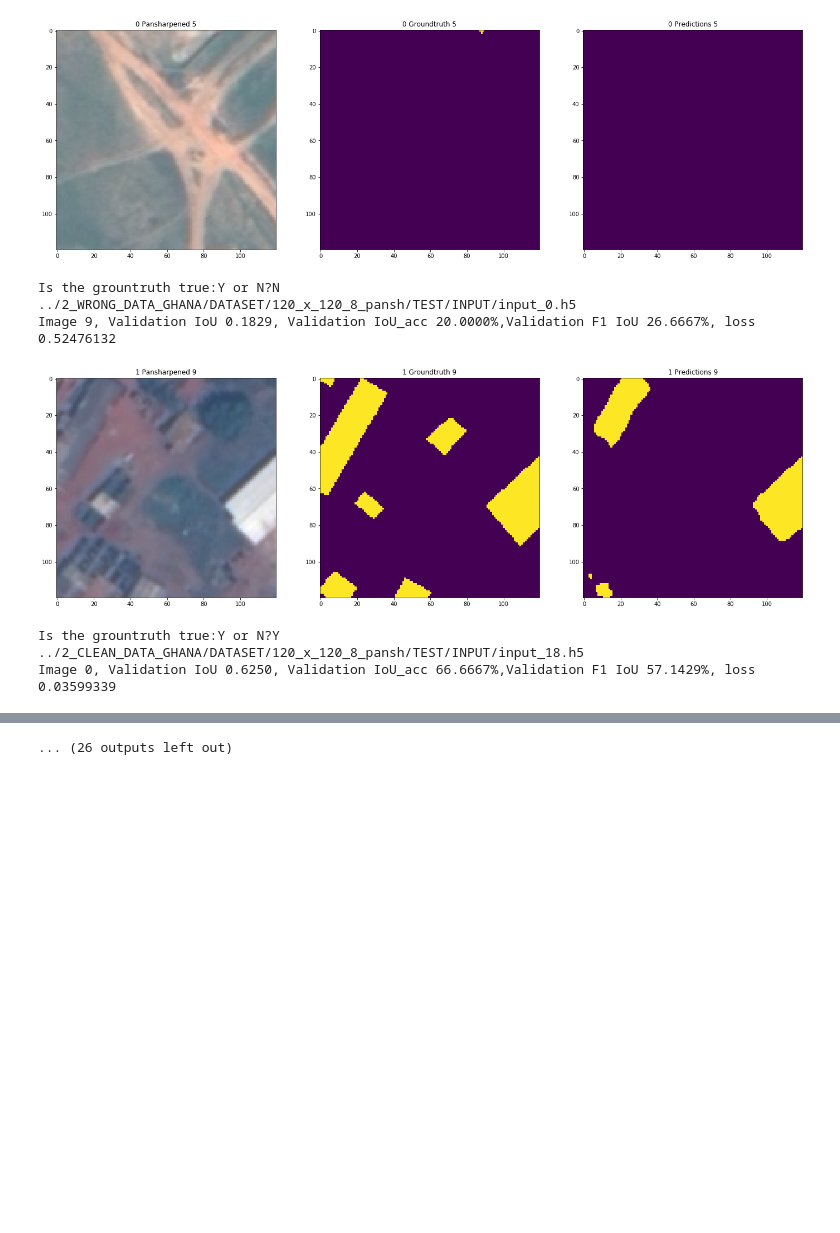
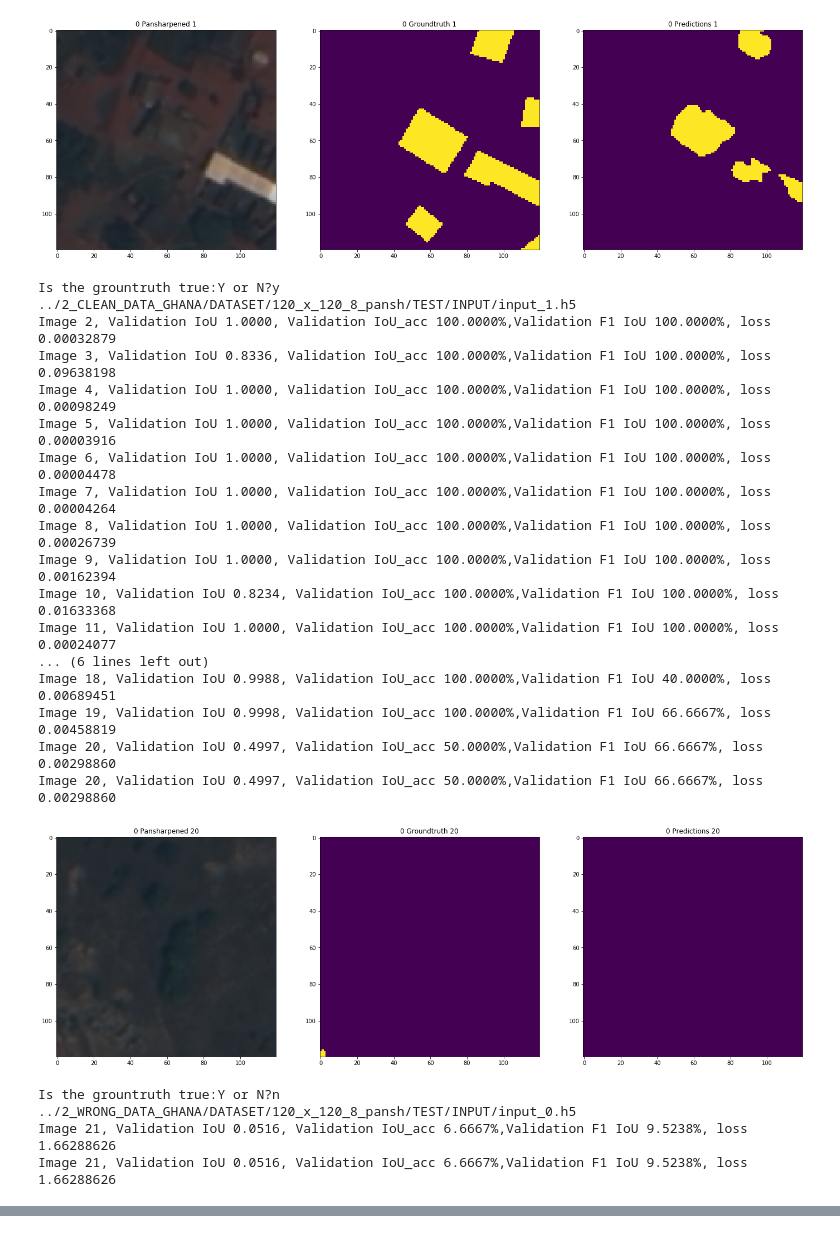
Before and after one commit to melissande/2_master_thesis, a Jupyter notebook: build_clean_ghana_nb.ipynb, the cells around one changed output, grey strips where cells are left out. Saved outputs shown, nothing was run; the diff lists cells and outputs as text; code cells hidden in the pictures; blank space fills up the shorter version.

```diff
--- a/build_clean_ghana_nb.ipynb
+++ b/build_clean_ghana_nb.ipynb
@@ -48,7 +44,7 @@ NB_CLASSES=2
 DEFAULT_LAYERS=3
 DEFAULT_FEATURES_ROOT=32
 DEFAULT_WIDTH_KERNEL=3
-BATCH_SIZE=10
+BATCH_SIZE=100
 
 TMP_IOU='NEW_DATASET_TMP_IOU/'
 if not os.path.exists(TMP_IOU):
@@ -91,8 +87,8 @@ for i_batch,sample_batch in enumerate(loader):
         predictions_i=predictions_i.data.cpu().numpy()
         Y_val_j=np.asarray(Y_val_j)
         iou_acc_v,f1_v,iou_v=predict_score_batch(TMP_IOU,np.argmax(Y_val_j,3),np.argmax(predictions_i,3))
-
-        if f1_v<100 and int(iou_acc_v)<100:
+        print("Image {:d}, Validation IoU {:.4f}, Validation IoU_acc {:.4f}%,Validation F1 IoU {:.4f}%, loss {:.8f}".format(j,iou_v,iou_acc_v,f1_v,loss_i))
+        if iou_acc_v<100 and f1_v<100:
             print("Image {:d}, Validation IoU {:.4f}, Validation IoU_acc {:.4f}%,Validation F1 IoU {:.4f}%, loss {:.8f}".format(j,iou_v,iou_acc_v,f1_v,loss_i))
 
             fig,axs=plt.subplots(1, 3,figsize=(24,8))
@@ -129,8 +127,23 @@ Image 5, Validation IoU 0.4999, Validation IoU_acc 50.0000%,Validation F1 IoU 66
-[figure, old version]
+[figure, new version]
-Is the grountruth true:Y or N?N
-../2_WRONG_DATA_GHANA/DATASET/120_x_120_8_pansh/TEST/INPUT/input_0.h5
-Image 9, Validation IoU 0.1829, Validation IoU_acc 20.0000%,Validation F1 IoU 26.6667%, loss 0.52476132
+Is the grountruth true:Y or N?y
+../2_CLEAN_DATA_GHANA/DATASET/120_x_120_8_pansh/TEST/INPUT/input_1.h5
+Image 2, Validation IoU 1.0000, Validation IoU_acc 100.0000%,Validation F1 IoU 100.0000%, loss 0.00032879
+Image 3, Validation IoU 0.8336, Validation IoU_acc 100.0000%,Validation F1 IoU 100.0000%, loss 0.09638198
+Image 4, Validation IoU 1.0000, Validation IoU_acc 100.0000%,Validation F1 IoU 100.0000%, loss 0.00098249
+Image 5, Validation IoU 1.0000, Validation IoU_acc 100.0000%,Validation F1 IoU 100.0000%, loss 0.00003916
+Image 6, Validation IoU 1.0000, Validation IoU_acc 100.0000%,Validation F1 IoU 100.0000%, loss 0.00004478
+Image 7, Validation IoU 1.0000, Validation IoU_acc 100.0000%,Validation F1 IoU 100.0000%, loss 0.00004264
+Image 8, Validation IoU 1.0000, Validation IoU_acc 100.0000%,Validation F1 IoU 100.0000%, loss 0.00026739
+Image 9, Validation IoU 1.0000, Validation IoU_acc 100.0000%,Validation F1 IoU 100.0000%, loss 0.00162394
+Image 10, Validation IoU 0.8234, Validation IoU_acc 100.0000%,Validation F1 IoU 100.0000%, loss 0.01633368
+Image 11, Validation IoU 1.0000, Validation IoU_acc 100.0000%,Validation F1 IoU 100.0000%, loss 0.00024077
+... (6 lines left out)
+Image 18, Validation IoU 0.9988, Validation IoU_acc 100.0000%,Validation F1 IoU 40.0000%, loss 0.00689451
+Image 19, Validation IoU 0.9998, Validation IoU_acc 100.0000%,Validation F1 IoU 66.6667%, loss 0.00458819
+Image 20, Validation IoU 0.4997, Validation IoU_acc 50.0000%,Validation F1 IoU 66.6667%, loss 0.00298860
+Image 20, Validation IoU 0.4997, Validation IoU_acc 50.0000%,Validation F1 IoU 66.6667%, loss 0.00298860
-[figure, old version]
+[figure, new version]
-Is the grountruth true:Y or N?Y
-../2_CLEAN_DATA_GHANA/DATASET/120_x_120_8_pansh/TEST/INPUT/input_18.h5
-Image 0, Validation IoU 0.6250, Validation IoU_acc 66.6667%,Validation F1 IoU 57.1429%, loss 0.03599339
+Is the grountruth true:Y or N?n
+../2_WRONG_DATA_GHANA/DATASET/120_x_120_8_pansh/TEST/INPUT/input_0.h5
+Image 21, Validation IoU 0.0516, Validation IoU_acc 6.6667%,Validation F1 IoU 9.5238%, loss 1.66288626
+Image 21, Validation IoU 0.0516, Validation IoU_acc 6.6667%,Validation F1 IoU 9.5238%, loss 1.66288626
@@ -150 +192,0 @@ Image 3, Validation IoU 0.4587, Validation IoU_acc 50.0000%,Validation F1 IoU 40
-... (26 outputs left out)
```
Also changed, not shown: parts of 2 cells of this notebook, 14 other files.
